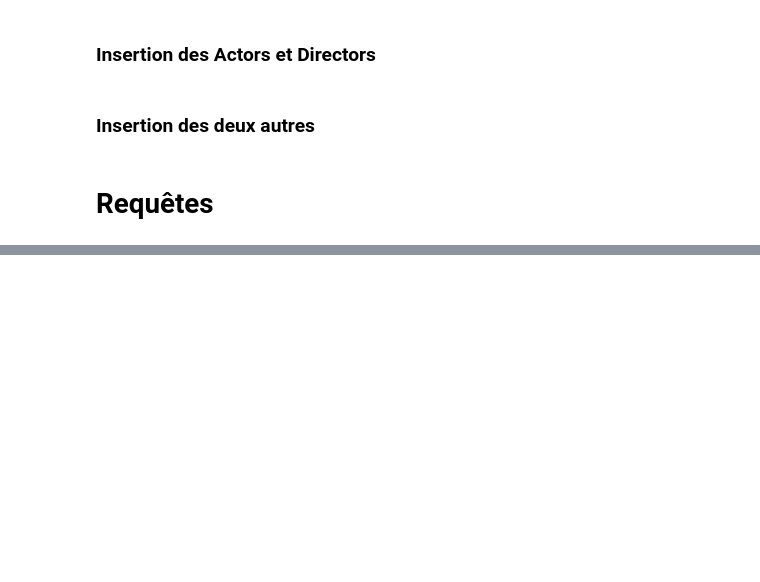
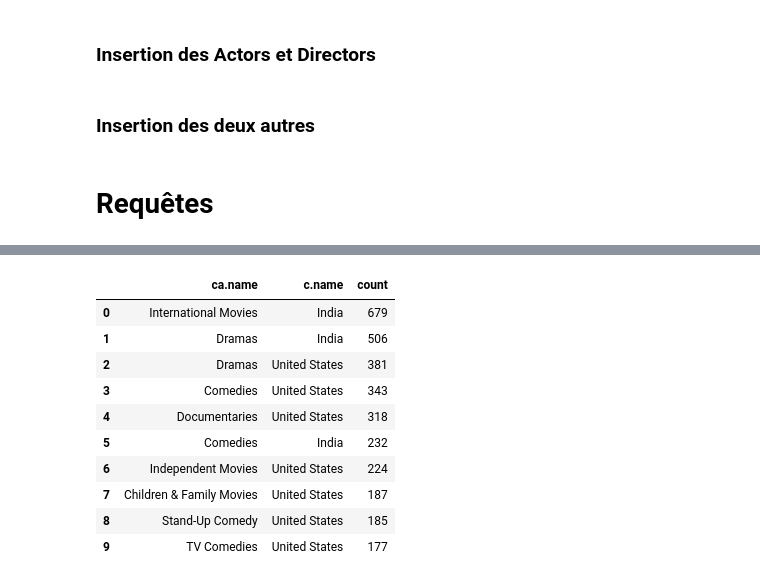
Before and after one commit to Alastrael/comparaison-neo-postgres-netflix, a Jupyter notebook: projet.ipynb, the cells around one changed output, grey strips where cells are left out. Cells and saved outputs as stored; diff of their text form; code cells hidden in the pictures; blank space fills up the shorter version.

```diff
--- a/projet.ipynb
+++ b/projet.ipynb
@@ -1159,0 +1246,19 @@ cur.execute(sqlfile.read())
+# %%
+eight_request = """
+match (ca:Category)-[:IN_CATEGORY]-(m:Movie)-[:WHERE]-(c:Country) return ca.name, c.name, count(*) as count order by count desc limit 10
+"""
+df_eight = graph.run(eight_request).to_data_frame()
+df_eight
+# Les genres de films les plus produits par les pays
+# %% [output]
+|  | ca.name | c.name | count |
+| 0 | International Movies | India | 679 |
+| 1 | Dramas | India | 506 |
+| 2 | Dramas | United States | 381 |
+| 3 | Comedies | United States | 343 |
+| 4 | Documentaries | United States | 318 |
+| 5 | Comedies | India | 232 |
+| 6 | Independent Movies | United States | 224 |
+| 7 | Children & Family Movies | United States | 187 |
+| 8 | Stand-Up Comedy | United States | 185 |
+| 9 | TV Comedies | United States | 177 |
```
Also changed, not shown: parts of 16 cells of this notebook.
